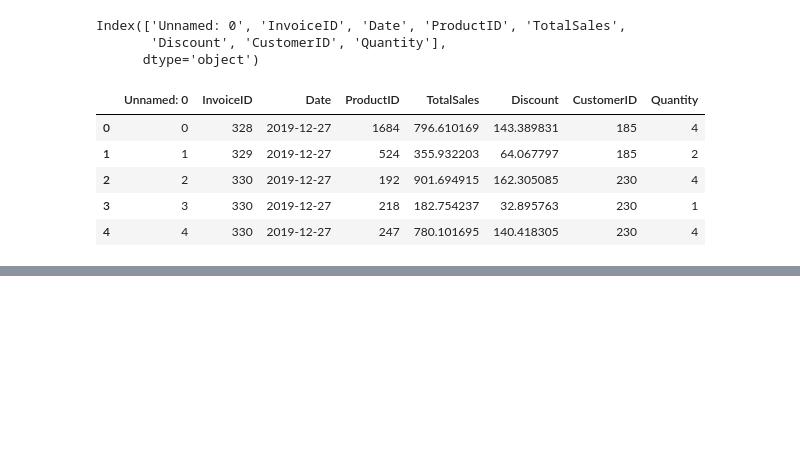
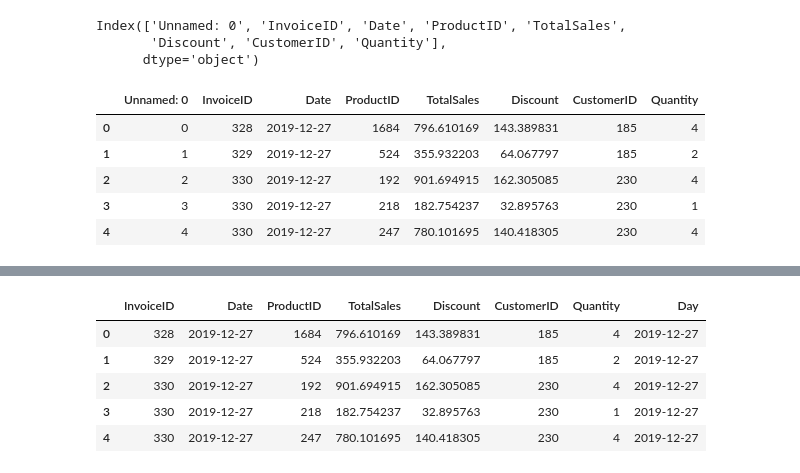
Before and after one commit to Medoci/Medoci, a Jupyter notebook: notebooks/Retail_CLV_competition.ipynb, the cells around one changed output, grey strips where cells are left out. Drawn from its saved outputs; the diff is of its cells as text; code cells hidden in the pictures; blank space fills up the shorter version.

```diff
--- a/notebooks/Retail_CLV_competition.ipynb
+++ b/notebooks/Retail_CLV_competition.ipynb
@@ -54,0 +107,9 @@ retail.head()
+# %%
+retail.head()
+# %% [output]
+|  | InvoiceID | Date | ProductID | TotalSales | Discount | CustomerID | Quantity | Day |
+| 0 | 328 | 2019-12-27 | 1684 | 796.610169 | 143.389831 | 185 | 4 | 2019-12-27 |
+| 1 | 329 | 2019-12-27 | 524 | 355.932203 | 64.067797 | 185 | 2 | 2019-12-27 |
+| 2 | 330 | 2019-12-27 | 192 | 901.694915 | 162.305085 | 230 | 4 | 2019-12-27 |
+| 3 | 330 | 2019-12-27 | 218 | 182.754237 | 32.895763 | 230 | 1 | 2019-12-27 |
+| 4 | 330 | 2019-12-27 | 247 | 780.101695 | 140.418305 | 230 | 4 | 2019-12-27 |
```
Also changed, not shown: parts of 9 cells of this notebook.
